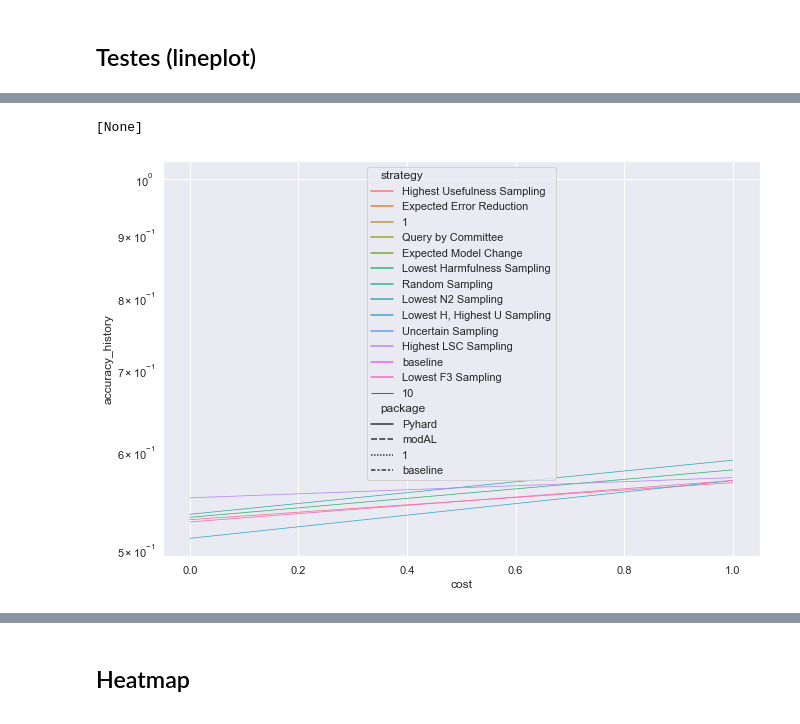
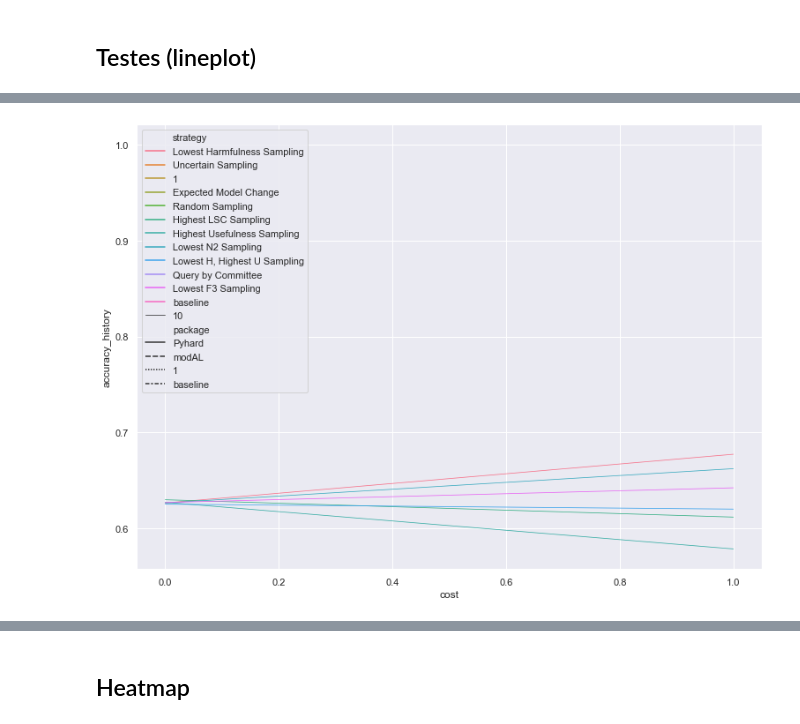
Before and after one commit to ahmoura/active_learning, a Jupyter notebook: ALIH/visualization/Viz output.ipynb, the cells around one changed output, grey strips where cells are left out. Saved outputs shown, nothing was run; the diff lists cells and outputs as text; code cells hidden in the pictures.

```diff
--- a/ALIH/visualization/Viz output.ipynb
+++ b/ALIH/visualization/Viz output.ipynb
@@ -192,7 +179,11 @@ sns.lineplot(x="cost", y="accuracy_history",
 # %%
 # Plot the responses for different events and regions
-sns.set(rc={'figure.figsize':(10.7,7.27)})
-sns.lineplot(x="cost", y="accuracy_history",
-             hue="strategy", style="package",
-             data=df_all[(df_all.package == "Pyhard") & (df_all.classifier == "RF") & (df_all.strategy != 'Expected Error Reduction')], size=10).set(yscale="log")
+sns.set(rc={'figure.figsize':(12.7,9.27)})
+g = sns.lineplot(x="cost", y="accuracy_history",
+             hue="strategy", style="package", ci=None,
+             data=df_all[(df_all.package == "Pyhard") & (df_all.classifier == "RF") & (df_all.strategy != 'Expected Error Reduction')], size=10)
+
+
+plt.legend(loc='lower left')
+plt.show(g)
 # %% [output]
@@ -204,12 +194,14 @@ df_filter = df_filter[(df_filter.package == 'baseline') | (df_filter.package ==
 df_filter[df_filter.cost == 10] = 1
 # %%
 # Plot the responses for different events and regions
-sns.set(rc={'figure.figsize':(10.7,7.27)})
-sns.lineplot(x="cost", y="accuracy_history",
+sns.set(rc={'figure.figsize':(12.7,9.27)})
+g = sns.lineplot(x="cost", y="accuracy_history",
              hue="strategy", style="package", ci=None,
-             data=df_filter[(df_filter.package != "baseline") | (df_filter.classifier == "RF") & (df_filter.strategy != 'Expected Error Reduction')], size=10).set(yscale="log")
+             data=df_filter[(df_filter.package != "baseline") | (df_filter.classifier == "RF") & (df_filter.strategy != 'Expected Error Reduction')], size=10)
+
+plt.legend(loc='upper left')
+plt.show(g)
 # %% [output]
-[None]
-[figure, old version]
+[figure, new version]
 # %%
 df_all
```
Also changed, not shown: parts of 26 cells of this notebook.
